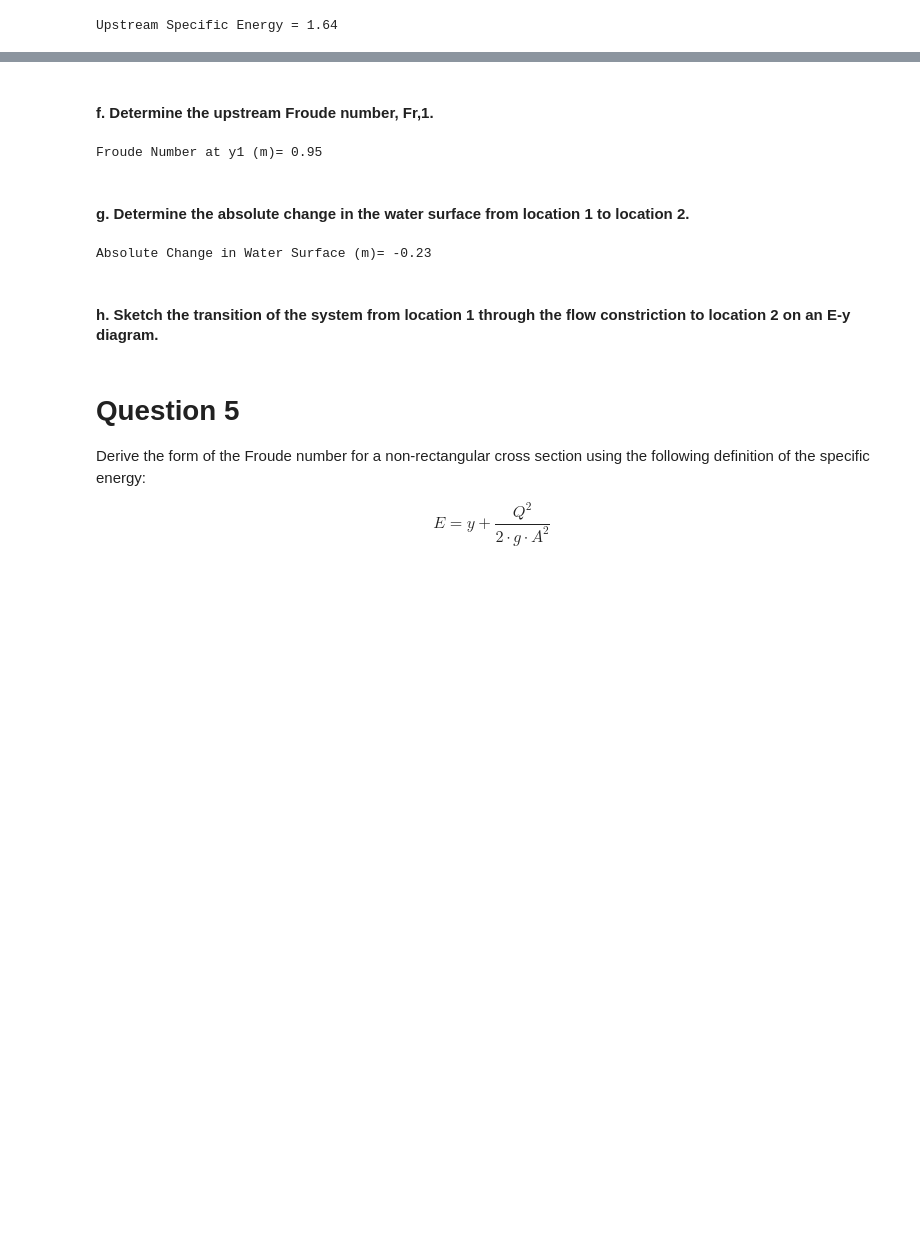
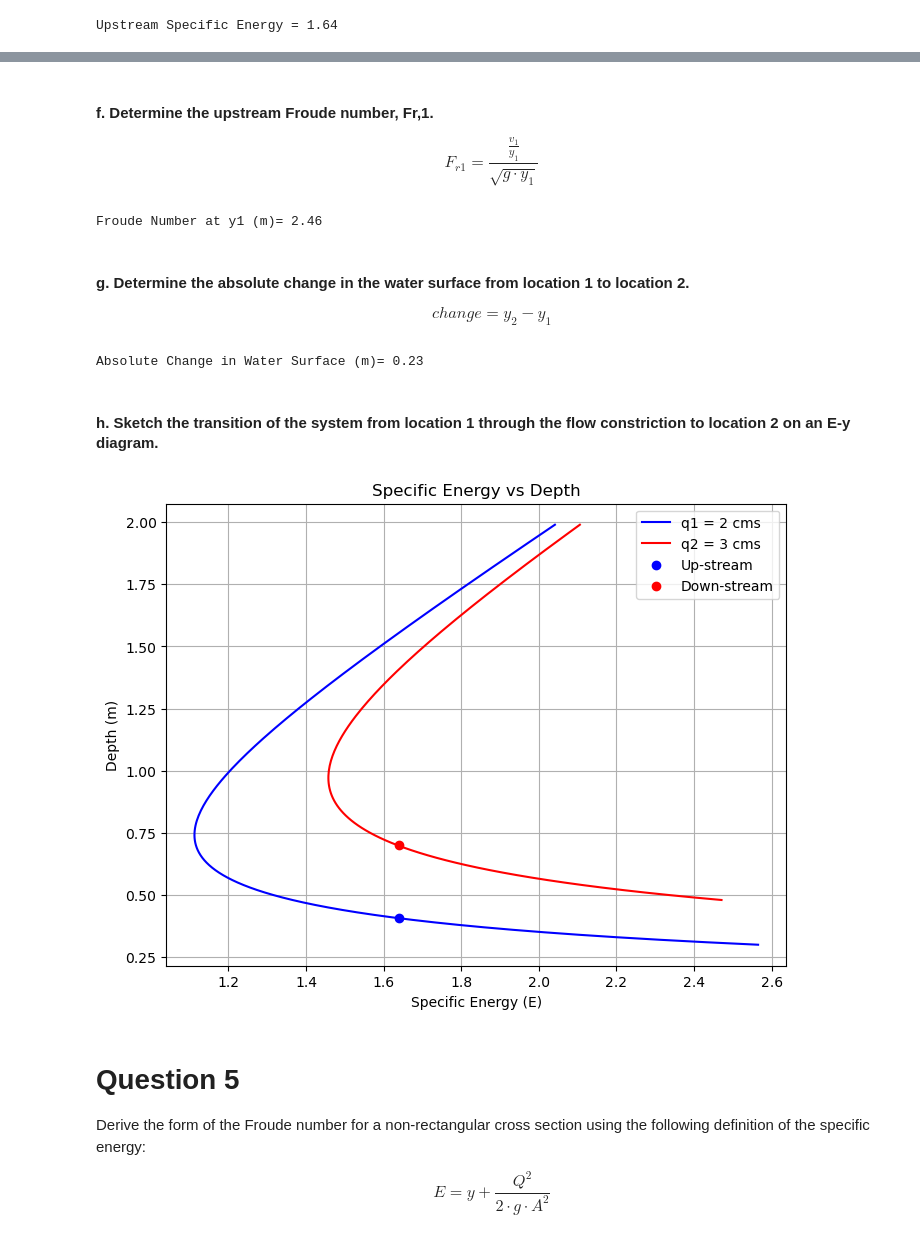
Before and after one commit to tyler-26-smith/OpenChanFlow, a Jupyter notebook: HW/Homework03.ipynb, the cells around one changed output, grey strips where cells are left out. Drawn from its saved outputs; the diff is of its cells as text; code cells hidden in the pictures; blank space fills up the shorter version.

```diff
--- a/HW/Homework03.ipynb
+++ b/HW/Homework03.ipynb
@@ -381,5 +399,9 @@ Upstream depth = 0.47
 # %% [markdown]
 #### f. Determine the upstream Froude number, Fr,1.
+
+$$
+F_{r1} = \frac{\frac{v_1}{y_1}}{\sqrt{g \cdot y_1}}
+$$
 # %%
 import sympy as sp
 
@@ -395,18 +417,22 @@ q_2 = Q_2 / (w_2 * y_2)
 E_2 = y_2 + ((q_2)**2)/(2*g*y_2**2)
 v_2 =  Q_2 / (w_2 * y_2)
 F_2 = v_2 / (g*y_2)**0.5
-y_1 = Q_1 / (q_2 *w_1)
-q_1 = Q_1 / (y_1 * w_1)
+y_1 = 0.407317864364092
+q_1 = Q_1 / w_1
 E_1 = y_1 + (q_1**2)/(2*g*y_1**2)
 
-v_1 =  q_1 / (w_1 * y_1)
+v_1 =  q_1 / y_1
 F_1 = v_1 / (g*y_1)**0.5
 
 print("Froude Number at y1 (m)=", round(F_1, 2))
 # %% [output]
-Froude Number at y1 (m)= 0.95
+Froude Number at y1 (m)= 2.46
 # %% [markdown]
 #### g. Determine the absolute change in the water surface from location 1 to location 2.
+
+$$
+change = y_2 - y_1
+$$
 # %%
 import sympy as sp
 
@@ -428,13 +454,47 @@ E_1 = y_1 + (q_1**2)/(2*g*y_1**2)
 v_1 =  Q_1 / (w_1 * y_1)
 F_1 = v_1 / (g*y_1)**0.5
 
-delta = y_1 - y_2
+delta = y_2 - y_1
 
 print("Absolute Change in Water Surface (m)=", round(delta, 2))
 # %% [output]
-Absolute Change in Water Surface (m)= -0.23
+Absolute Change in Water Surface (m)= 0.23
 # %% [markdown]
 #### h. Sketch the transition of the system from location 1 through the flow constriction to location 2 on an E-y diagram.
+# %%
+import numpy as np
+import matplotlib.pyplot as plt
+
+int_depth = np.arange(0.3, 2, 0.01)
+final_depth = np.arange(0.48, 2, 0.01)
+
+E1 = []
+E2 = []
+
+for x in int_depth:
+    E1_values = x + (2**2)/(2*9.81*x**2)
+    E1.append(E1_values)
+
+
+for x in final_depth:
+    E2_values = x + (3**2)/(2*9.81*x**2)
+    E2.append(E2_values)
+
+plt.figure(figsize=(8, 6))
+plt.plot(E1, int_depth, color = "blue", label = "q1 = 2 cms")
+plt.plot(E2, final_depth, color = "red", label = "q2 = 3 cms")
+plt.scatter(1.64, 0.4073, color = "blue", marker = "o", label = "Up-stream")
+plt.scatter(1.64, 0.7, color = "red", marker = "o", label = "Down-stream")
+plt.xlabel('Specific Energy (E)')
+plt.ylabel('Depth (m)')
+plt.title('Specific Energy vs Depth')
+plt.grid(True)
+plt.legend()
+
+
+plt.show()
+# %% [output]
+[figure, added]
 # %% [markdown]
 # Question 5
 
```
Also changed, not shown: parts of 31 cells of this notebook.
